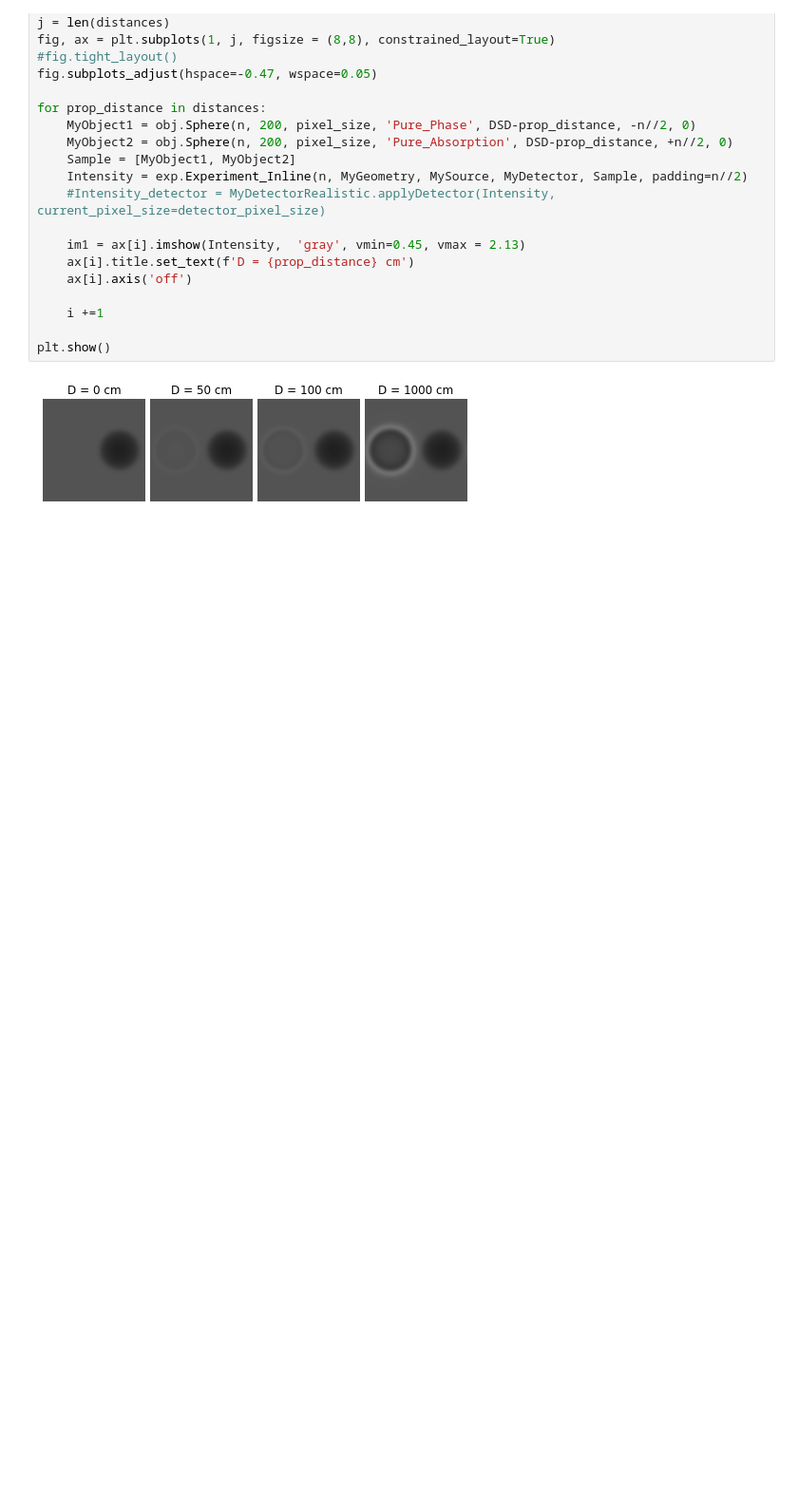
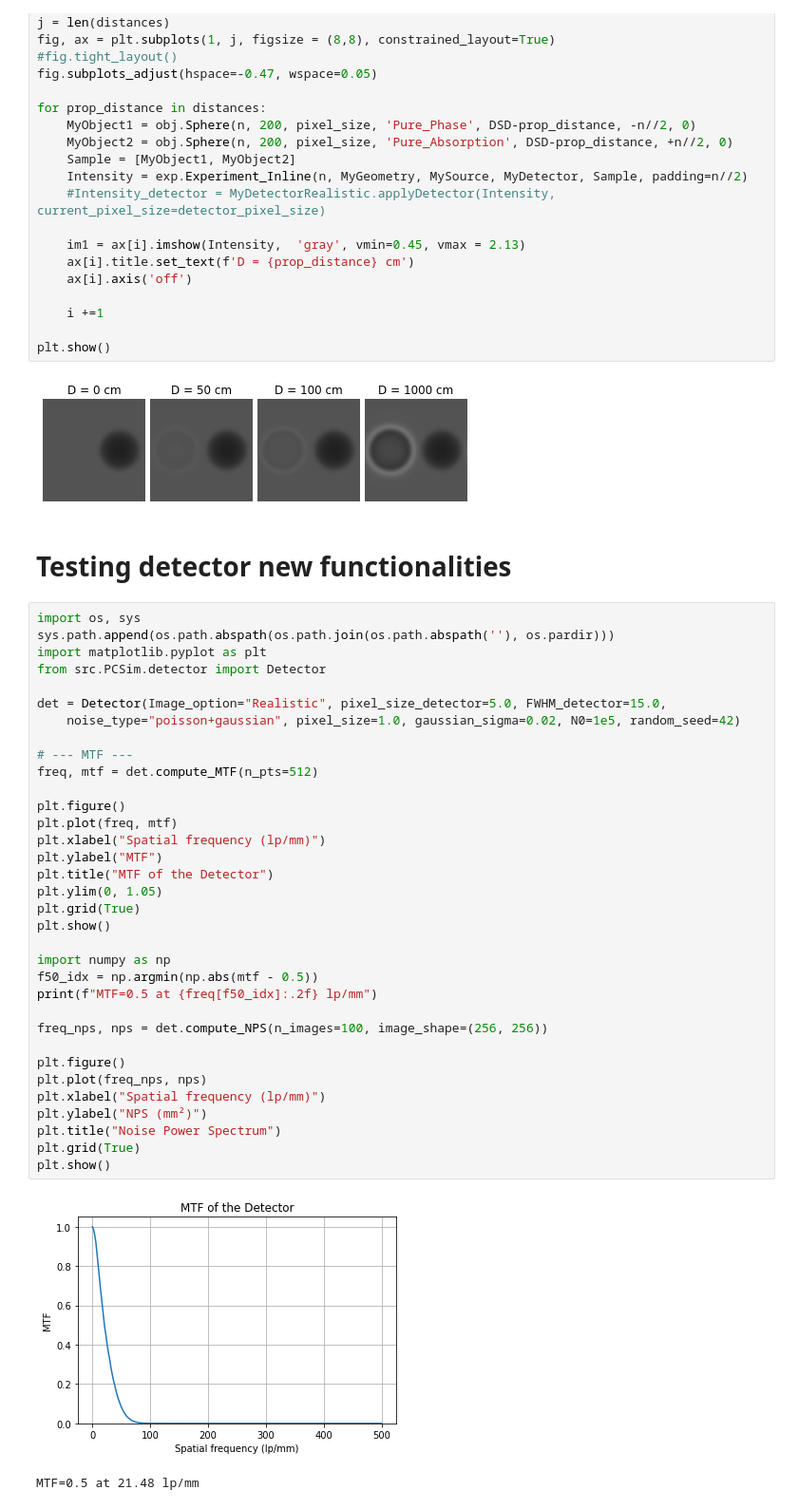
Before and after one commit to PREDICO-Project/XPCIpy, a Jupyter notebook: Notebooks/Propagation.ipynb, the cells around one changed output. Shown at 95% size. Saved outputs shown, nothing was run; the diff lists cells and outputs as text; blank space fills up the shorter version.

```diff
--- a/Notebooks/Propagation.ipynb
+++ b/Notebooks/Propagation.ipynb
@@ -171,3 +169,42 @@ for prop_distance in distances:
 plt.show()
 # %% [output]
 [figure]
+# %% [markdown]
+# Testing detector new functionalities
+# %%
+import os, sys
+sys.path.append(os.path.abspath(os.path.join(os.path.abspath(''), os.pardir)))
+import matplotlib.pyplot as plt
+from src.PCSim.detector import Detector
+
+det = Detector(Image_option="Realistic", pixel_size_detector=5.0, FWHM_detector=15.0,
+    noise_type="poisson+gaussian", pixel_size=1.0, gaussian_sigma=0.02, N0=1e5, random_seed=42)
+
+# --- MTF ---
+freq, mtf = det.compute_MTF(n_pts=512)
+
+plt.figure()
+plt.plot(freq, mtf)
+plt.xlabel("Spatial frequency (lp/mm)")
+plt.ylabel("MTF")
+plt.title("MTF of the Detector")
+plt.ylim(0, 1.05)
+plt.grid(True)
+plt.show()
+
+import numpy as np
+f50_idx = np.argmin(np.abs(mtf - 0.5))
+print(f"MTF=0.5 at {freq[f50_idx]:.2f} lp/mm")
+
+freq_nps, nps = det.compute_NPS(n_images=100, image_shape=(256, 256))
+
+plt.figure()
+plt.plot(freq_nps, nps)
+plt.xlabel("Spatial frequency (lp/mm)")
+plt.ylabel("NPS (mm²)")
+plt.title("Noise Power Spectrum")
+plt.grid(True)
+plt.show()
+# %% [output]
+[figure, added]
+MTF=0.5 at 21.48 lp/mm
```
Also changed, not shown: parts of 5 cells of this notebook, 23 other files.
